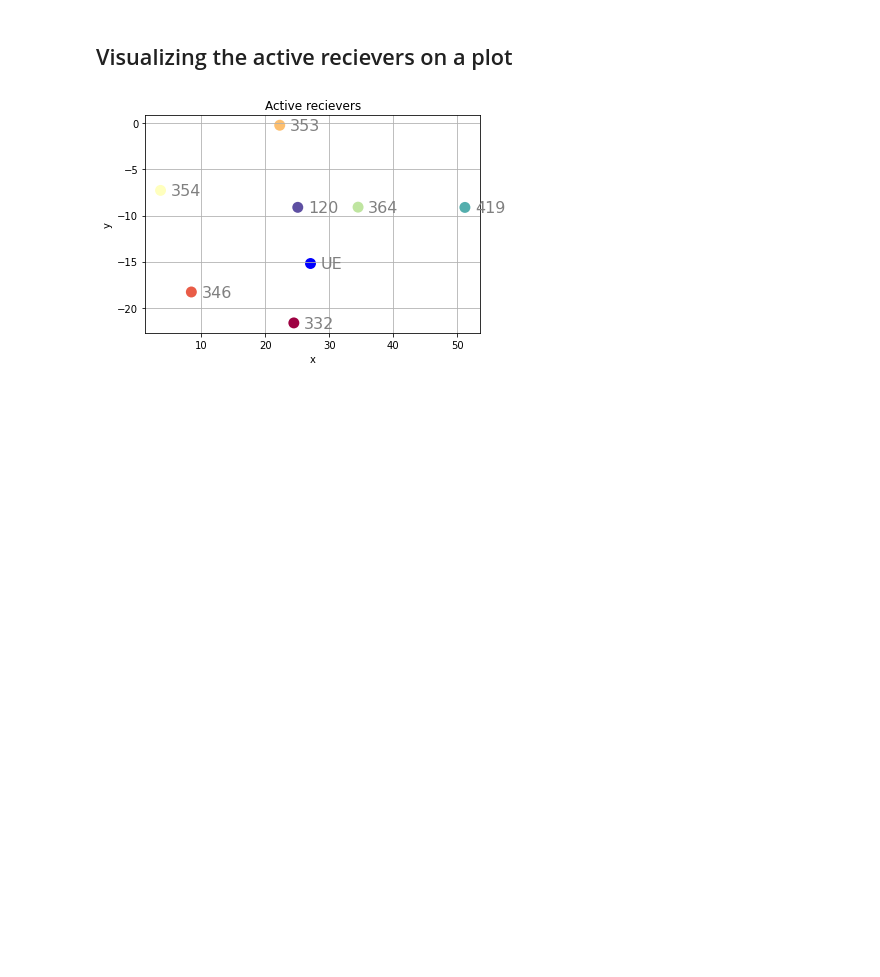
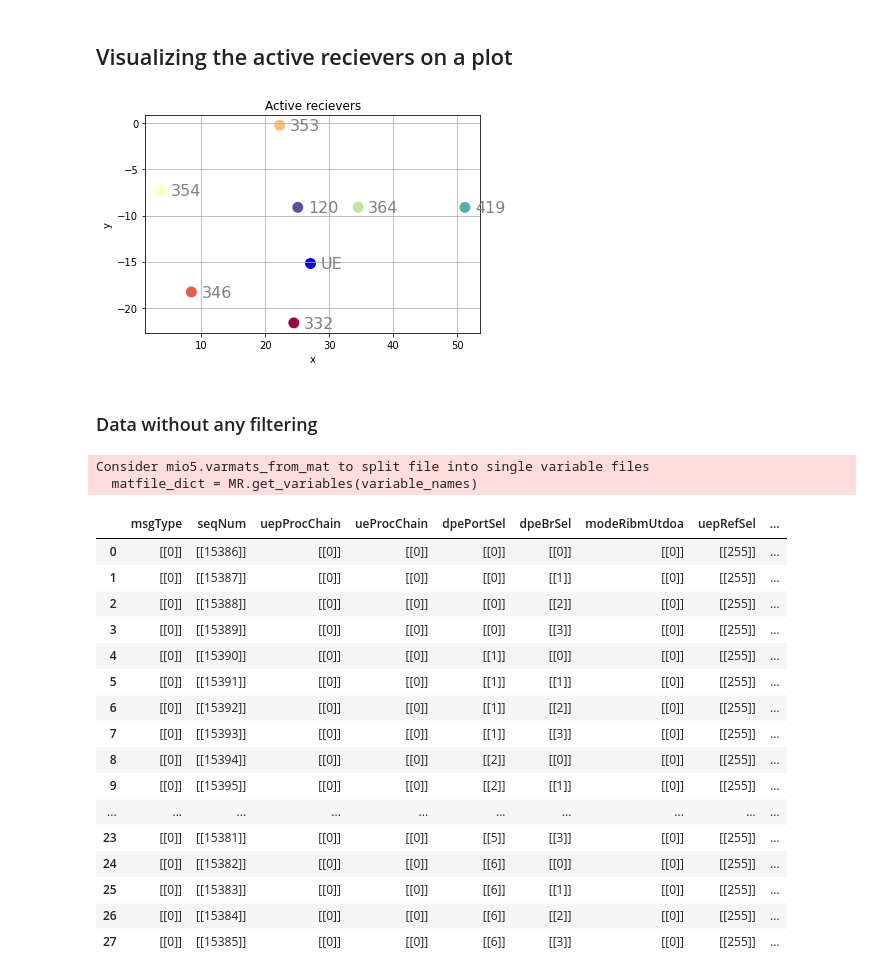
Before and after one commit to pintermatyas/Onlab-2022-23-2, a Jupyter notebook: Project/tdoa_sample.ipynb, the cells around one changed output. Drawn from its saved outputs; the diff is of its cells as text; code cells hidden in the pictures; blank space fills up the shorter version.

```diff
--- a/Project/tdoa_sample.ipynb
+++ b/Project/tdoa_sample.ipynb
@@ -93,3 +94,30 @@ plt.title("Active recievers")
 ax.grid(True)
 # %% [output]
 [figure]
+# %% [markdown]
+### Data without any filtering
+# %%
+measurement_data = scipy.io.loadmat(measurement_path)
+
+data = pd.DataFrame(measurement_data['UDP_data'][0])
+data
+# %% [output]
+Consider mio5.varmats_from_mat to split file into single variable files
+  matfile_dict = MR.get_variables(variable_names)
+|  | msgType | seqNum | uepProcChain | ueProcChain | dpePortSel | dpeBrSel | modeRibmUtdoa | uepRefSel | ... |
+| 0 | [[0]] | [[15386]] | [[0]] | [[0]] | [[0]] | [[0]] | [[0]] | [[255]] | ... |
+| 1 | [[0]] | [[15387]] | [[0]] | [[0]] | [[0]] | [[1]] | [[0]] | [[255]] | ... |
+| 2 | [[0]] | [[15388]] | [[0]] | [[0]] | [[0]] | [[2]] | [[0]] | [[255]] | ... |
+| 3 | [[0]] | [[15389]] | [[0]] | [[0]] | [[0]] | [[3]] | [[0]] | [[255]] | ... |
+| 4 | [[0]] | [[15390]] | [[0]] | [[0]] | [[1]] | [[0]] | [[0]] | [[255]] | ... |
+| 5 | [[0]] | [[15391]] | [[0]] | [[0]] | [[1]] | [[1]] | [[0]] | [[255]] | ... |
+| 6 | [[0]] | [[15392]] | [[0]] | [[0]] | [[1]] | [[2]] | [[0]] | [[255]] | ... |
+| 7 | [[0]] | [[15393]] | [[0]] | [[0]] | [[1]] | [[3]] | [[0]] | [[255]] | ... |
+| 8 | [[0]] | [[15394]] | [[0]] | [[0]] | [[2]] | [[0]] | [[0]] | [[255]] | ... |
+| 9 | [[0]] | [[15395]] | [[0]] | [[0]] | [[2]] | [[1]] | [[0]] | [[255]] | ... |
+| ... | ... | ... | ... | ... | ... | ... | ... | ... | ... |
+| 23 | [[0]] | [[15381]] | [[0]] | [[0]] | [[5]] | [[3]] | [[0]] | [[255]] | ... |
+| 24 | [[0]] | [[15382]] | [[0]] | [[0]] | [[6]] | [[0]] | [[0]] | [[255]] | ... |
+| 25 | [[0]] | [[15383]] | [[0]] | [[0]] | [[6]] | [[1]] | [[0]] | [[255]] | ... |
+| 26 | [[0]] | [[15384]] | [[0]] | [[0]] | [[6]] | [[2]] | [[0]] | [[255]] | ... |
+| 27 | [[0]] | [[15385]] | [[0]] | [[0]] | [[6]] | [[3]] | [[0]] | [[255]] | ... |
```
Also changed, not shown: parts of 5 cells of this notebook.
